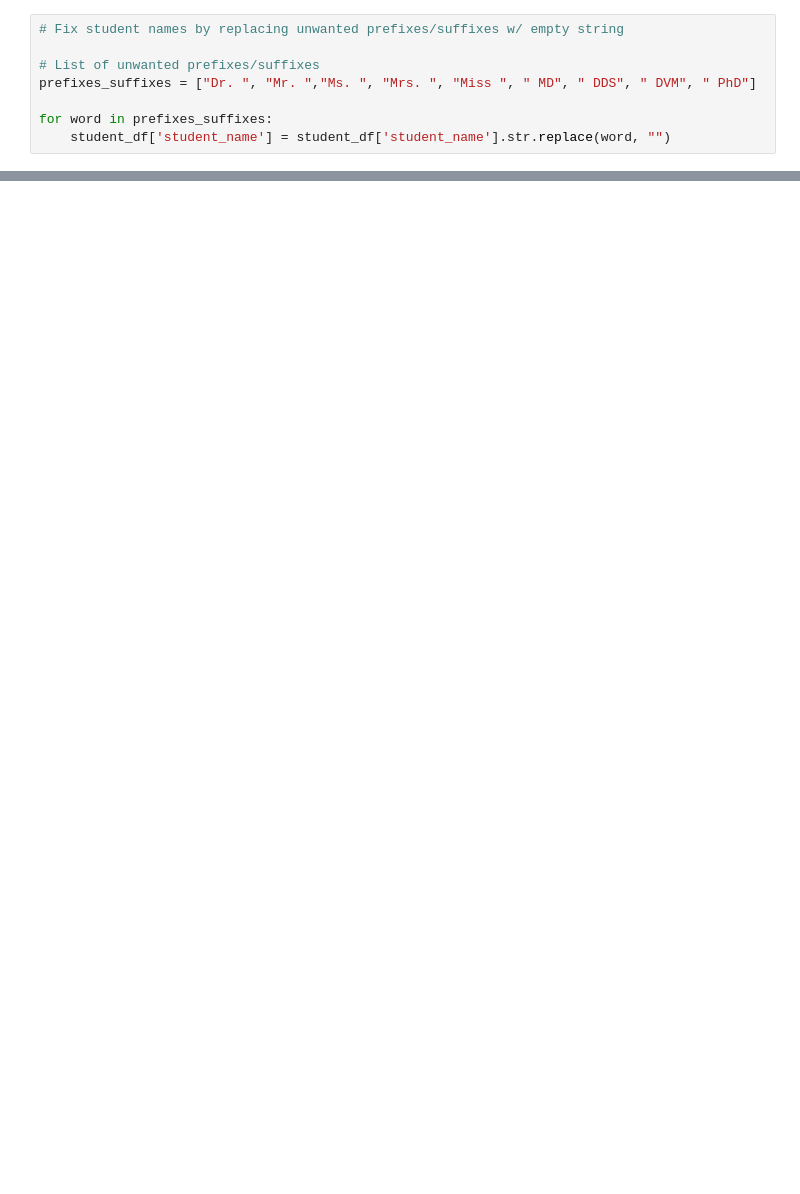
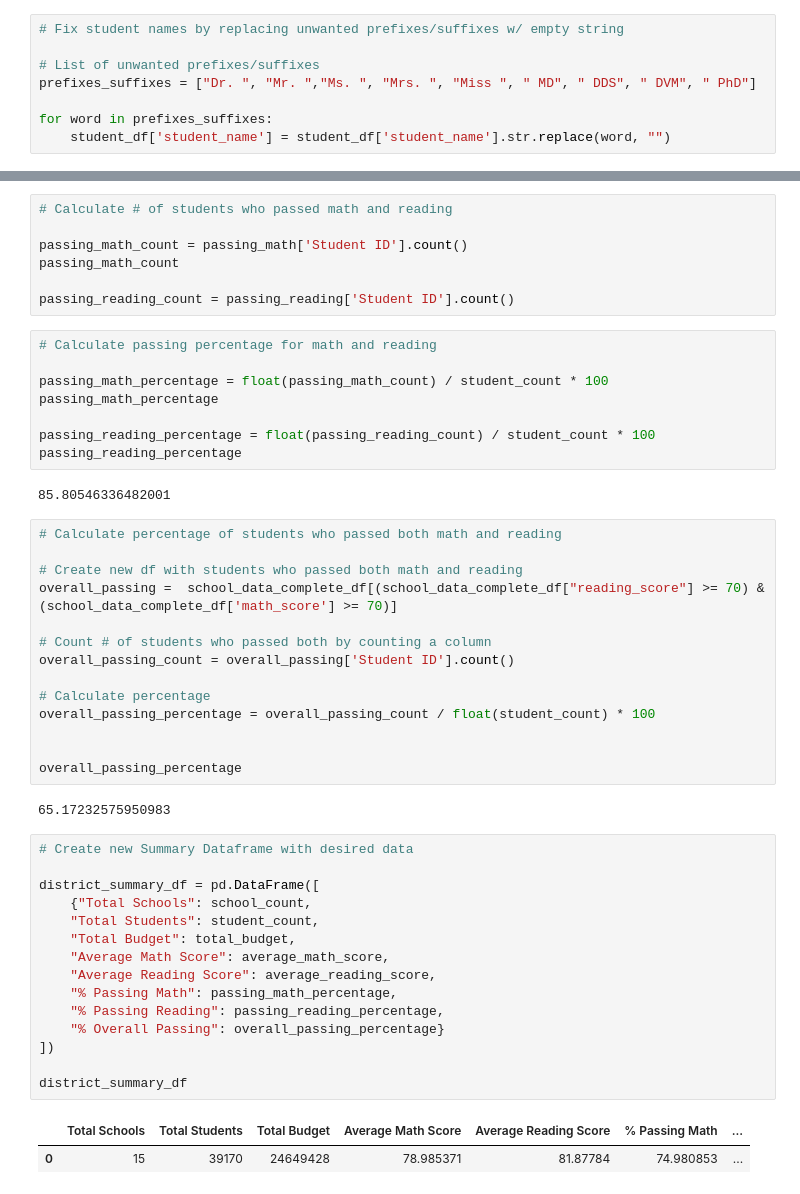
Before and after one commit to Bbert88/school-district-analysis, a Jupyter notebook: PyCitySchools.ipynb, the cells around one changed output, grey strips where cells are left out. Drawn from its saved outputs; the diff is of its cells as text; blank space fills up the shorter version.

Commit message:
Complete district summary

```diff
--- a/PyCitySchools.ipynb
+++ b/PyCitySchools.ipynb
@@ -82,0 +136,51 @@ student_df.head(10)
+# %%
+# Calculate # of students who passed math and reading
+
+passing_math_count = passing_math['Student ID'].count()
+passing_math_count
+
+passing_reading_count = passing_reading['Student ID'].count()
+# %%
+# Calculate passing percentage for math and reading
+
+passing_math_percentage = float(passing_math_count) / student_count * 100
+passing_math_percentage
+
+passing_reading_percentage = float(passing_reading_count) / student_count * 100
+passing_reading_percentage
+# %% [output]
+85.80546336482001
+# %%
+# Calculate percentage of students who passed both math and reading
+
+# Create new df with students who passed both math and reading
+overall_passing =  school_data_complete_df[(school_data_complete_df["reading_score"] >= 70) & (school_data_complete_df['math_score'] >= 70)]
+
+# Count # of students who passed both by counting a column
+overall_passing_count = overall_passing['Student ID'].count()
+
+# Calculate percentage
+overall_passing_percentage = overall_passing_count / float(student_count) * 100
+
+
+overall_passing_percentage
+# %% [output]
+65.17232575950983
+# %%
+# Create new Summary Dataframe with desired data
+
+district_summary_df = pd.DataFrame([
+    {"Total Schools": school_count,
+    "Total Students": student_count,
+    "Total Budget": total_budget,
+    "Average Math Score": average_math_score,
+    "Average Reading Score": average_reading_score,
+    "% Passing Math": passing_math_percentage,
+    "% Passing Reading": passing_reading_percentage,
+    "% Overall Passing": overall_passing_percentage}
+])
+
+district_summary_df
+# %% [output]
+|  | Total Schools | Total Students | Total Budget | Average Math Score | Average Reading Score | % Passing Math | ... |
+| 0 | 15 | 39170 | 24649428 | 78.985371 | 81.87784 | 74.980853 | ... |
```
Also changed, not shown: parts of 21 cells of this notebook, 2 other files.
